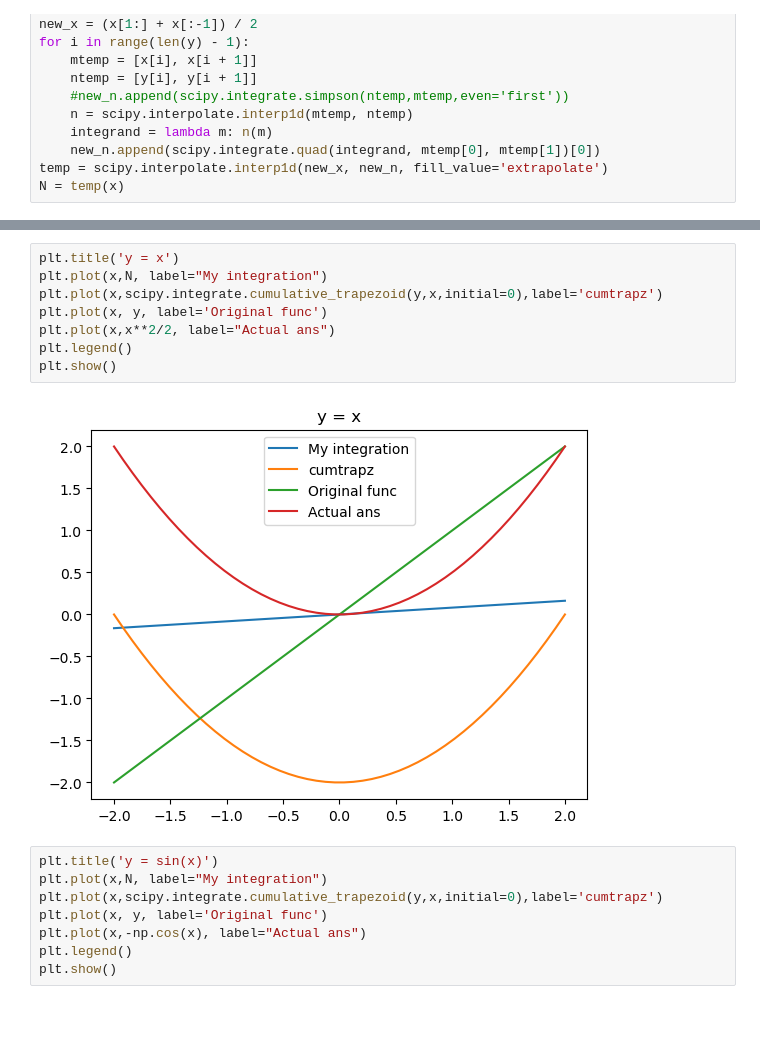
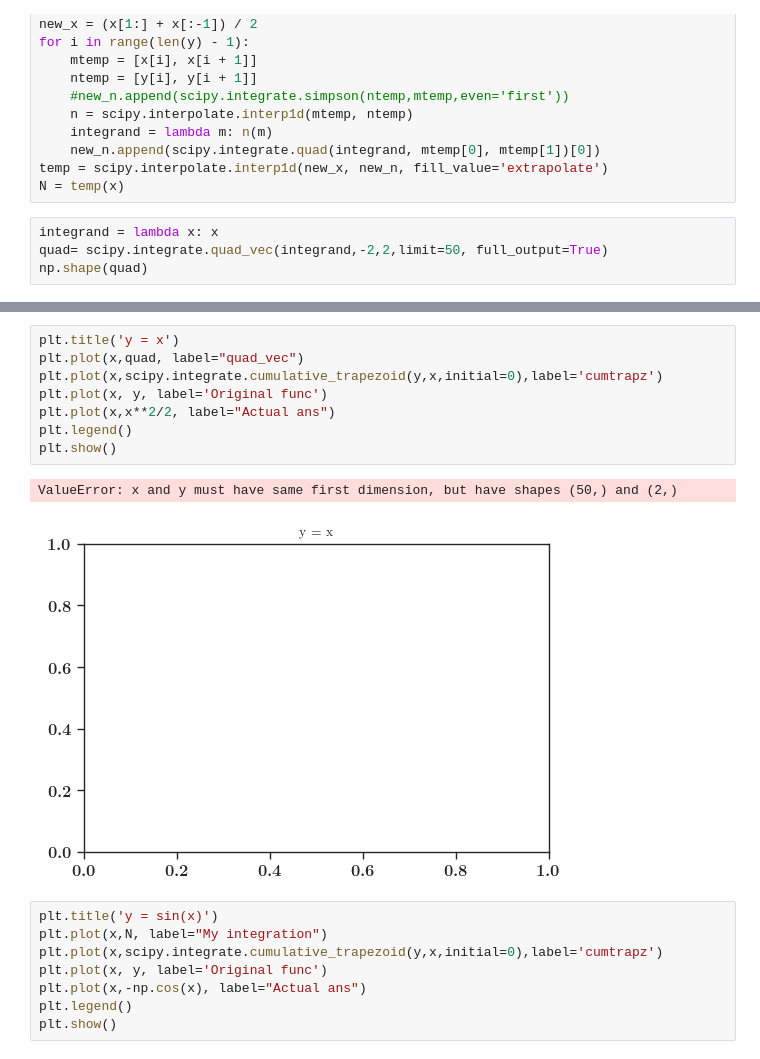
Before and after one commit to Dimple10/dmsl, a Jupyter notebook: dmsl/DMSL.ipynb, the cells around one changed output, grey strips where cells are left out. Saved outputs shown, nothing was run; the diff lists cells and outputs as text; blank space fills up the shorter version.

```diff
--- a/dmsl/DMSL.ipynb
+++ b/dmsl/DMSL.ipynb
@@ -485,3 +575,7 @@ for i in range(len(y) - 1):
     new_n.append(scipy.integrate.quad(integrand, mtemp[0], mtemp[1])[0])
 temp = scipy.interpolate.interp1d(new_x, new_n, fill_value='extrapolate')
 N = temp(x)
+# %%
+integrand = lambda x: x
+quad= scipy.integrate.quad_vec(integrand,-2,2,limit=50, full_output=True)
+np.shape(quad)
@@ -488,13 +589,14 @@ N = temp(x)
 # %%
 plt.title('y = x')
-plt.plot(x,N, label="My integration")
+plt.plot(x,quad, label="quad_vec")
 plt.plot(x,scipy.integrate.cumulative_trapezoid(y,x,initial=0),label='cumtrapz')
 plt.plot(x, y, label='Original func')
 plt.plot(x,x**2/2, label="Actual ans")
 plt.legend()
 plt.show()
 # %% [output]
+ValueError: x and y must have same first dimension, but have shapes (50,) and (2,)
-[figure, old version]
+[figure, new version]
 # %%
 plt.title('y = sin(x)')
 plt.plot(x,N, label="My integration")
```
Also changed, not shown: parts of 67 cells of this notebook, 2 other files.
